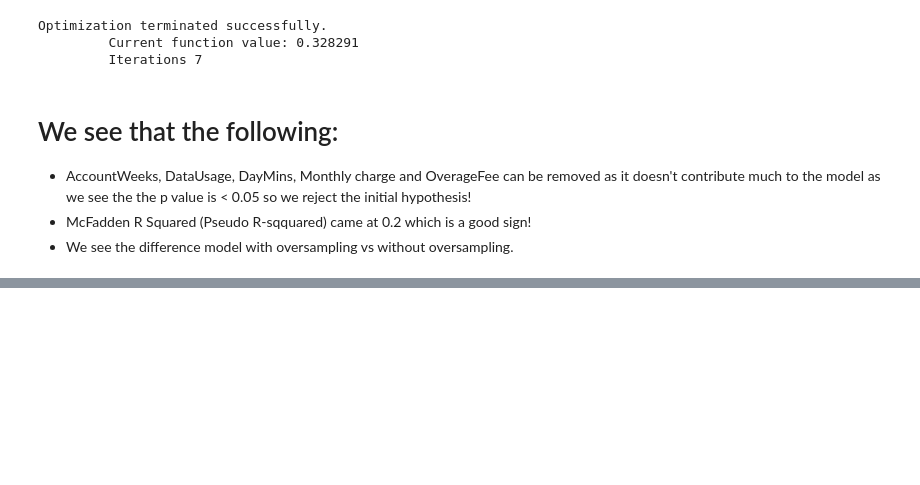
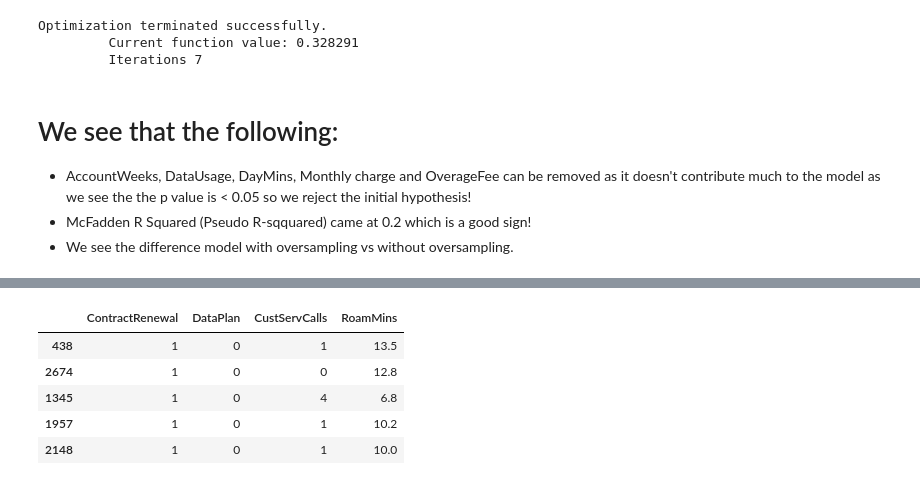
Before and after one commit to Hassan3924/Customer-Churn, a Jupyter notebook: customer-churn.ipynb, the cells around one changed output, grey strips where cells are left out. Cells and saved outputs as stored; diff of their text form; code cells hidden in the pictures; blank space fills up the shorter version.

```diff
--- a/customer-churn.ipynb
+++ b/customer-churn.ipynb
@@ -205,0 +230,2 @@ Logit Regression Results
+# %%
+X_train, X_test, y_train, y_test = train_test_split(X, y, test_size=0.2, random_state=42)
@@ -205,0 +267,9 @@ Logit Regression Results
+# %%
+X_test.head()
+# %% [output]
+|  | ContractRenewal | DataPlan | CustServCalls | RoamMins |
+| 438 | 1 | 0 | 1 | 13.5 |
+| 2674 | 1 | 0 | 0 | 12.8 |
+| 1345 | 1 | 0 | 4 | 6.8 |
+| 1957 | 1 | 0 | 1 | 10.2 |
+| 2148 | 1 | 0 | 1 | 10.0 |
```
Also changed, not shown: parts of 11 cells of this notebook.
